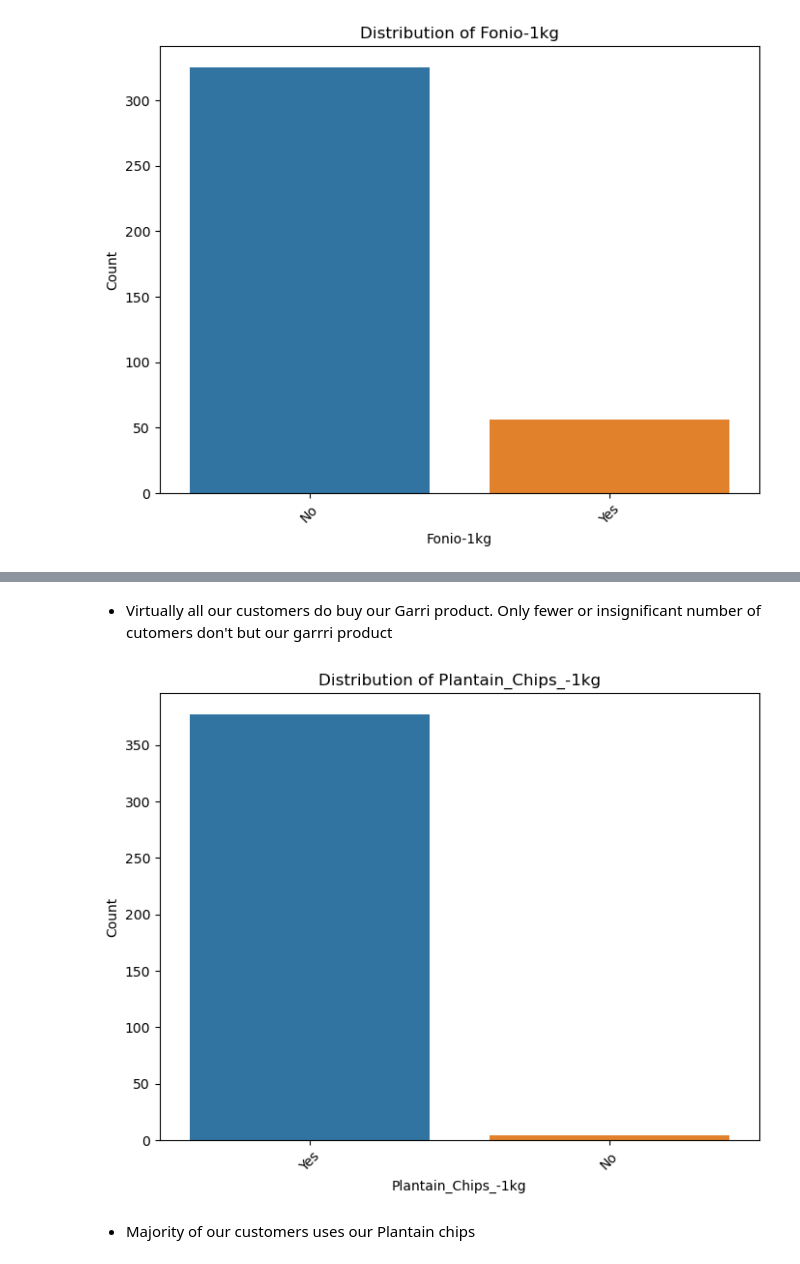
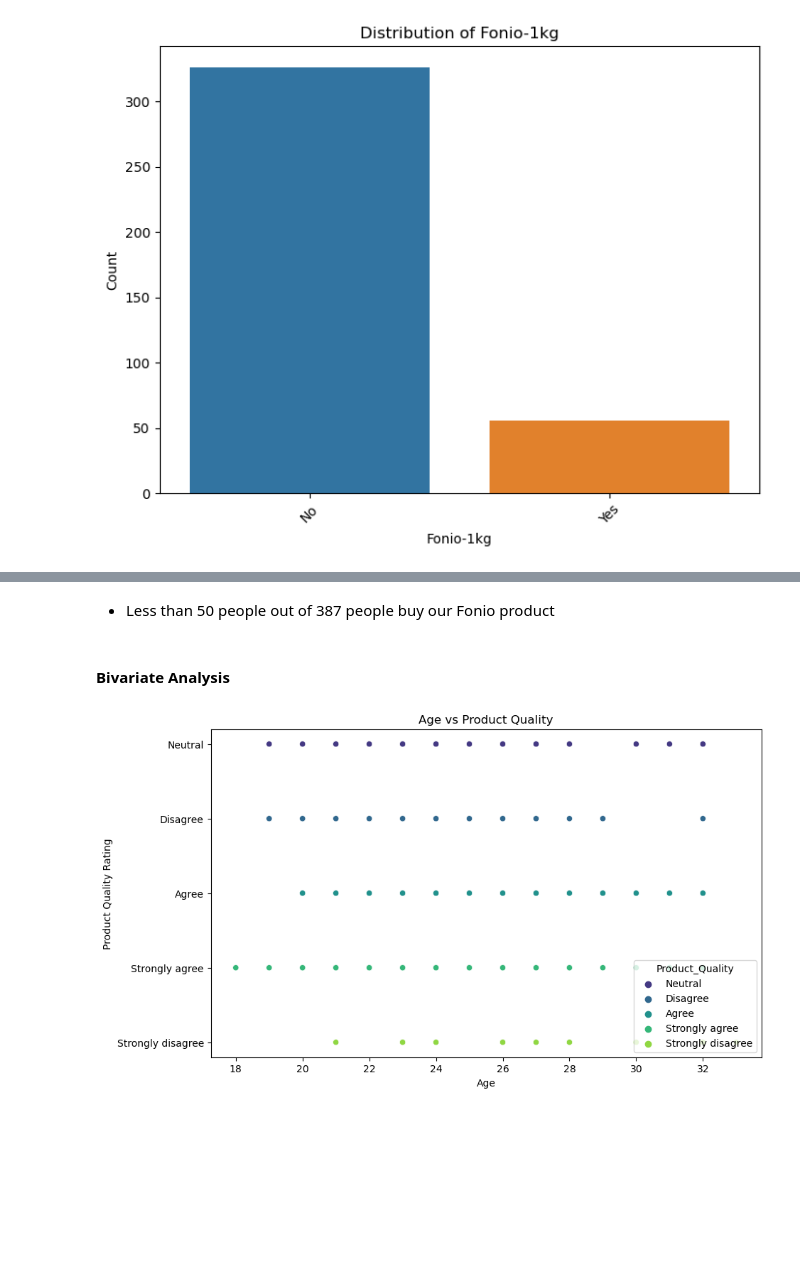
Before and after one commit to UbaChinelo/Customer-churn-prediction-for-Tshally-Foods, a Jupyter notebook: Customer_Churn_Prediction_Tshally_Foods.ipynb, the cells around one changed output, grey strips where cells are left out. Saved outputs shown, nothing was run; the diff lists cells and outputs as text; code cells hidden in the pictures; blank space fills up the shorter version.

```diff
--- a/Customer_Churn_Prediction_Tshally_Foods.ipynb
+++ b/Customer_Churn_Prediction_Tshally_Foods.ipynb
@@ -474,18 +485,14 @@ plt.show()
-# %% [markdown]
-- Virtually all our customers do buy our Garri product. Only fewer or insignificant number of cutomers don't but our garrri product
-# %%
-# Create a count plot for Plantain_Chips_-1kg
-plt.figure(figsize=(8, 6))  # Adjust the figure size as needed
-sns.countplot(data=Customer_Churn, x='Plantain_Chips_-1kg')
-plt.xticks(rotation=45)  # Rotate the x-axis labels for better readability
-# Set labels and title
-plt.xlabel('Plantain_Chips_-1kg')
-plt.ylabel('Count')
-plt.title('Distribution of Plantain_Chips_-1kg')
-
-# Show the plot
-plt.show()
-# %% [output]
-[figure, removed]
-# %% [markdown]
-- Majority of our customers uses our Plantain chips
+# %% [markdown]
+- Less than 50 people out of 387 people buy our Fonio product
+# %% [markdown]
+#### Bivariate Analysis
+# %%
+# Scatter plot for Age vs Product Quality
+plt.figure(figsize=(10, 6))
+sns.scatterplot(x='Age', y='Product_Quality', hue='Product_Quality', data=Customer_Churn, palette='viridis')
+plt.title('Age vs Product Quality')
+plt.xlabel('Age')
+plt.ylabel('Product Quality Rating')
+plt.show()
+# %% [output]
+[figure, added]
```
Also changed, not shown: parts of 29 cells of this notebook.
